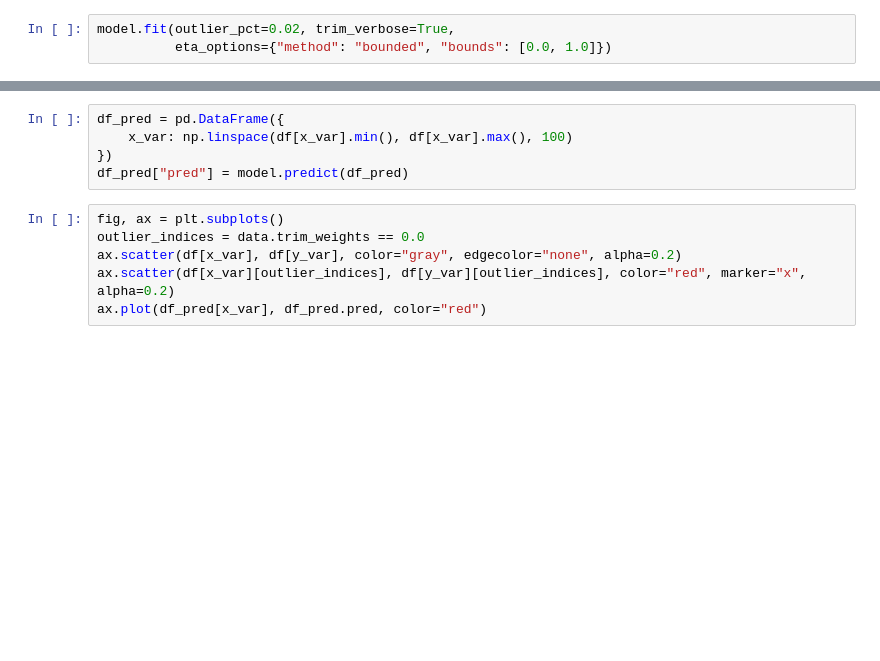
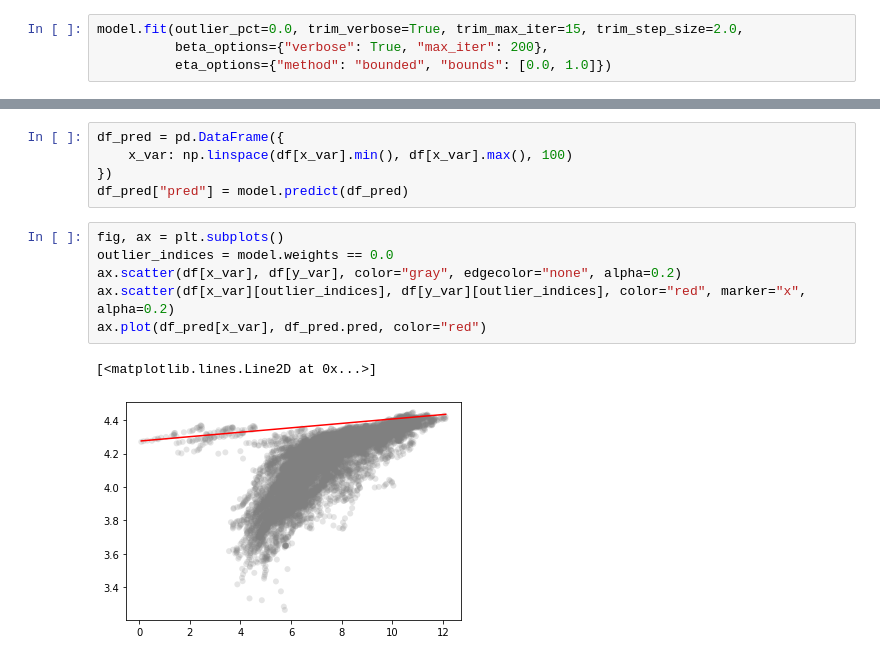
Before and after one commit to ihmeuw-msca/sfma, a Jupyter notebook: notebooks/GDP and LE.ipynb, the cells around one changed output, grey strips where cells are left out. Cells and saved outputs as stored; diff of their text form; blank space fills up the shorter version.

```diff
--- a/notebooks/GDP and LE.ipynb
+++ b/notebooks/GDP and LE.ipynb
@@ -51,3 +61,4 @@ model = SFMAModel(data, variables)
 # %%
-model.fit(outlier_pct=0.02, trim_verbose=True,
+model.fit(outlier_pct=0.0, trim_verbose=True, trim_max_iter=15, trim_step_size=2.0,
+          beta_options={"verbose": True, "max_iter": 200},
           eta_options={"method": "bounded", "bounds": [0.0, 1.0]})
@@ -58,7 +87,10 @@ df_pred = pd.DataFrame({
 df_pred["pred"] = model.predict(df_pred)
 # %%
 fig, ax = plt.subplots()
-outlier_indices = data.trim_weights == 0.0
+outlier_indices = model.weights == 0.0
 ax.scatter(df[x_var], df[y_var], color="gray", edgecolor="none", alpha=0.2)
 ax.scatter(df[x_var][outlier_indices], df[y_var][outlier_indices], color="red", marker="x", alpha=0.2)
 ax.plot(df_pred[x_var], df_pred.pred, color="red")
+# %% [output]
+[<matplotlib.lines.Line2D at 0x...>]
+[figure, added]
```
Also changed, not shown: parts of 10 cells of this notebook, 4 other files.
